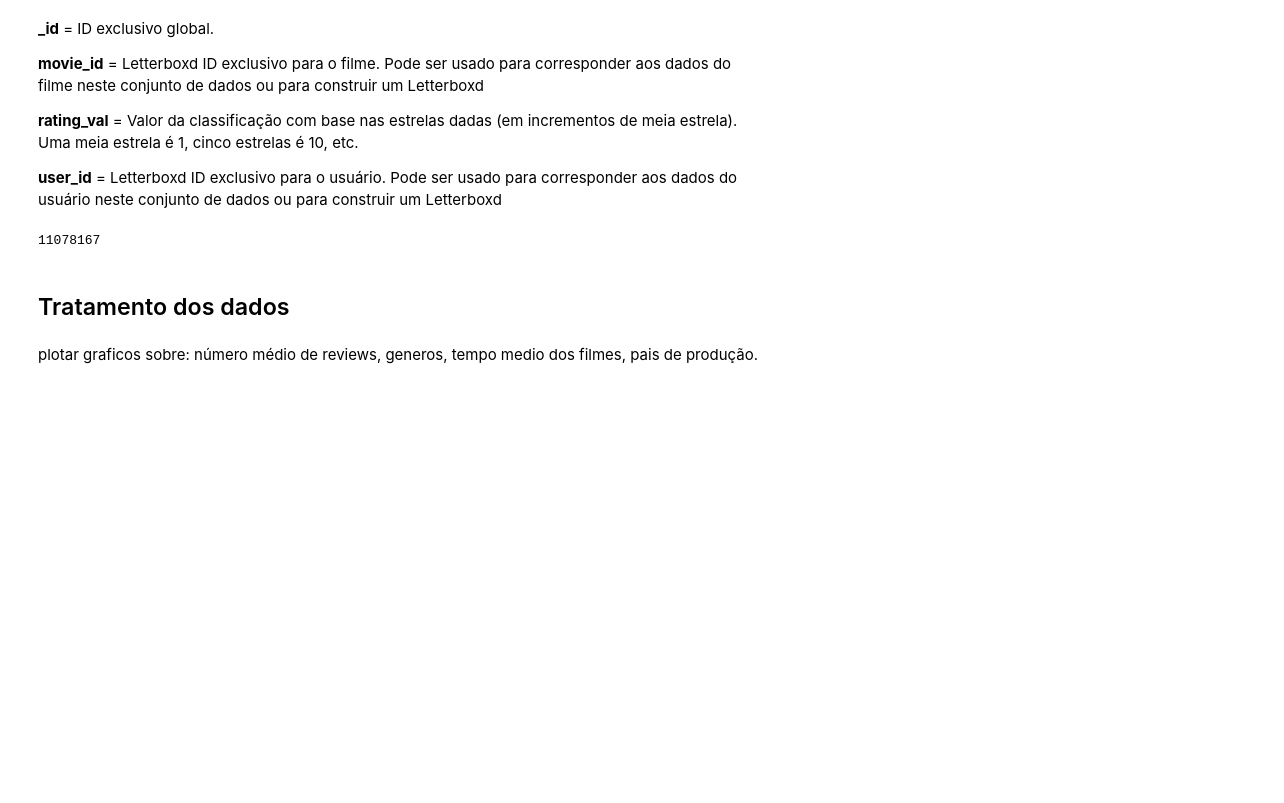
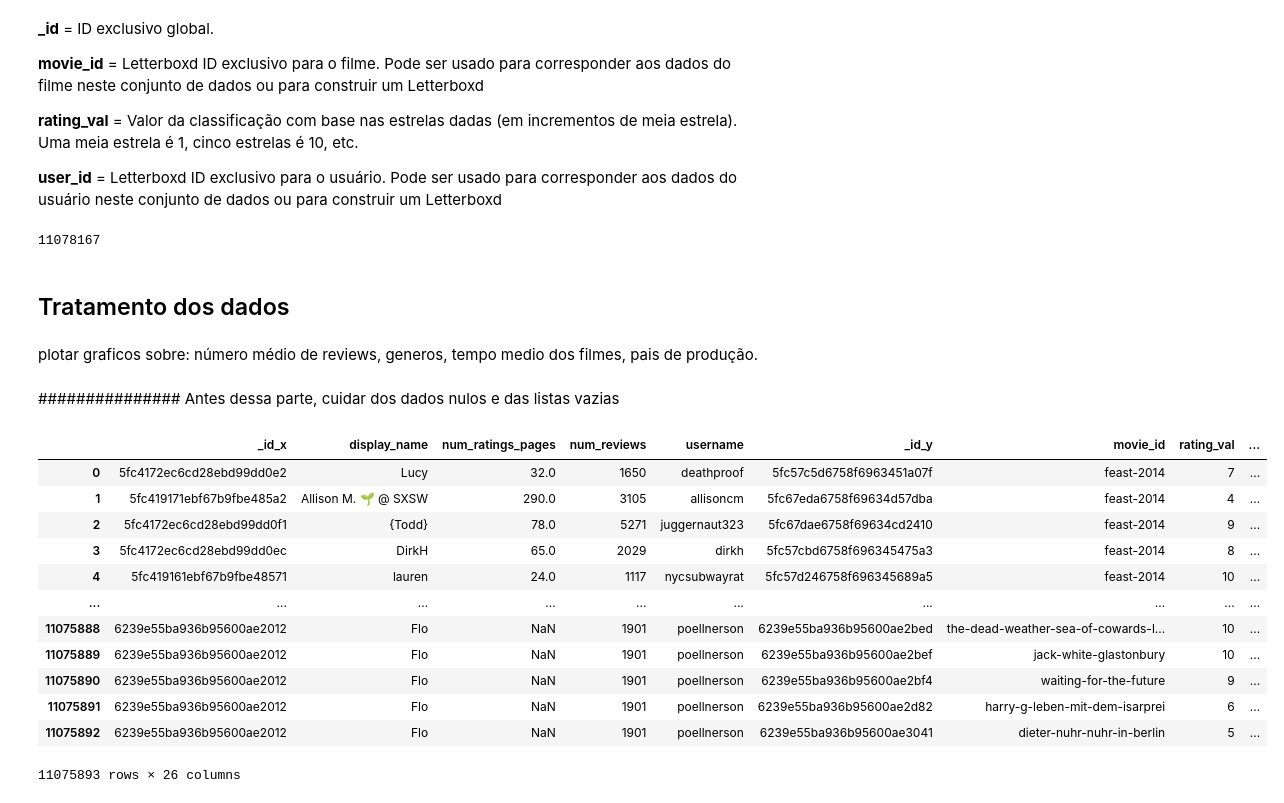
Before and after one commit to jamilly-b/curso-machine-learning, a Jupyter notebook: Projeto/letterboxd.ipynb, the cells around one changed output. Cells and saved outputs as stored; diff of their text form; code cells hidden in the pictures; blank space fills up the shorter version.

```diff
--- a/Projeto/letterboxd.ipynb
+++ b/Projeto/letterboxd.ipynb
@@ -192,3 +231,25 @@ avaliacao.index.value_counts().sum()
 ## Tratamento dos dados
 # %% [markdown]
 plotar graficos sobre: número médio de reviews, generos, tempo medio dos filmes, pais de produção.
+# %% [markdown]
+############### Antes dessa parte, cuidar dos dados nulos e das listas vazias
+# %%
+avaliacao = avaliacao.rename(columns={'user_id': 'username'})
+# %%
+tabela = pd.merge(usuario, avaliacao, on = 'username', how = 'inner')
+tabela = pd.merge(tabela, dados_dos_filmes, on = 'movie_id', how = 'inner')
+tabela
+# %% [output]
+|  | _id_x | display_name | num_ratings_pages | num_reviews | username | _id_y | movie_id | rating_val | ... |
+| 0 | 5fc4172ec6cd28ebd99dd0e2 | Lucy | 32.0 | 1650 | deathproof | 5fc57c5d6758f6963451a07f | feast-2014 | 7 | ... |
+| 1 | 5fc419171ebf67b9fbe485a2 | Allison M. 🌱 @ SXSW | 290.0 | 3105 | allisoncm | 5fc67eda6758f69634d57dba | feast-2014 | 4 | ... |
+| 2 | 5fc4172ec6cd28ebd99dd0f1 | {Todd} | 78.0 | 5271 | juggernaut323 | 5fc67dae6758f69634cd2410 | feast-2014 | 9 | ... |
+| 3 | 5fc4172ec6cd28ebd99dd0ec | DirkH | 65.0 | 2029 | dirkh | 5fc57cbd6758f696345475a3 | feast-2014 | 8 | ... |
+| 4 | 5fc419161ebf67b9fbe48571 | lauren | 24.0 | 1117 | nycsubwayrat | 5fc57d246758f696345689a5 | feast-2014 | 10 | ... |
+| ... | ... | ... | ... | ... | ... | ... | ... | ... | ... |
+| 11075888 | 6239e55ba936b95600ae2012 | Flo | NaN | 1901 | poellnerson | 6239e55ba936b95600ae2bed | the-dead-weather-sea-of-cowards-l... | 10 | ... |
+| 11075889 | 6239e55ba936b95600ae2012 | Flo | NaN | 1901 | poellnerson | 6239e55ba936b95600ae2bef | jack-white-glastonbury | 10 | ... |
+| 11075890 | 6239e55ba936b95600ae2012 | Flo | NaN | 1901 | poellnerson | 6239e55ba936b95600ae2bf4 | waiting-for-the-future | 9 | ... |
+| 11075891 | 6239e55ba936b95600ae2012 | Flo | NaN | 1901 | poellnerson | 6239e55ba936b95600ae2d82 | harry-g-leben-mit-dem-isarprei | 6 | ... |
+| 11075892 | 6239e55ba936b95600ae2012 | Flo | NaN | 1901 | poellnerson | 6239e55ba936b95600ae3041 | dieter-nuhr-nuhr-in-berlin | 5 | ... |
+11075893 rows × 26 columns
```
Also changed, not shown: parts of 15 cells of this notebook.
